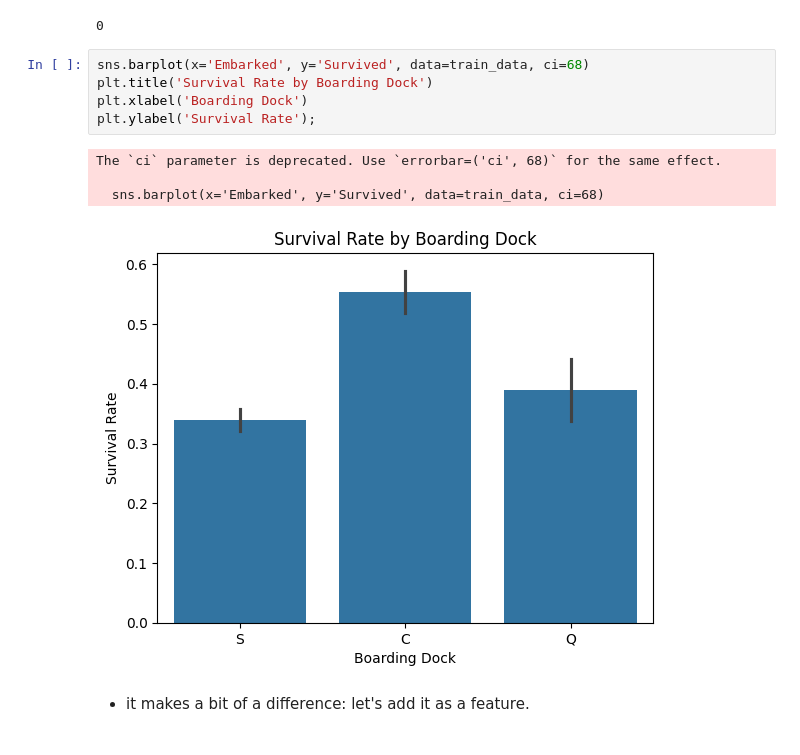
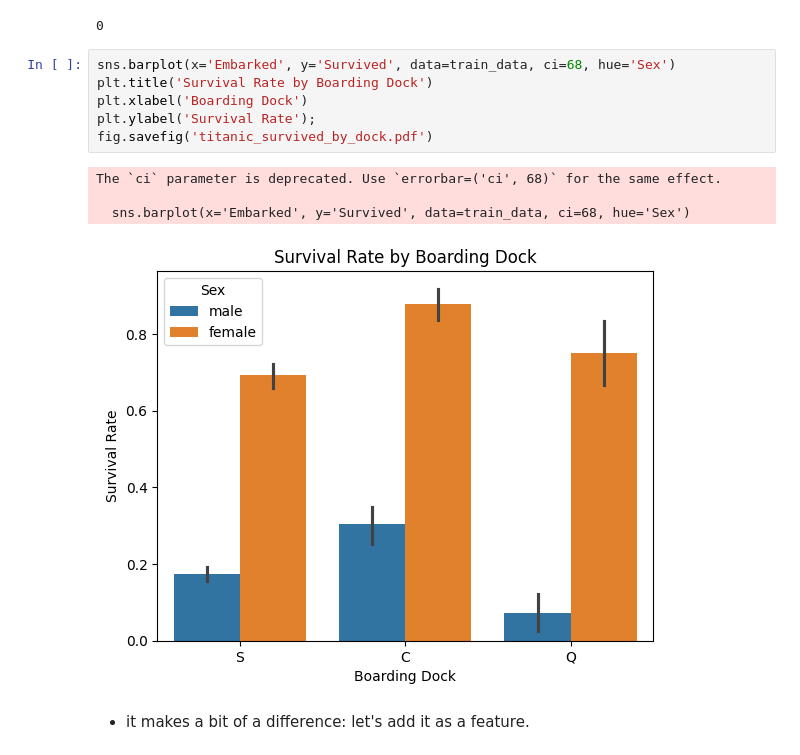
Before and after one commit to omarxz/data_science_projects, a Jupyter notebook: pandas_tensorFlow_scikit-learn/1_titanic/random_forest_approach.ipynb, the cells around one changed output. Drawn from its saved outputs; the diff is of its cells as text.

Commit message:
graphs

```diff
--- a/pandas_tensorFlow_scikit-learn/1_titanic/random_forest_approach.ipynb
+++ b/pandas_tensorFlow_scikit-learn/1_titanic/random_forest_approach.ipynb
@@ -265,15 +269,16 @@ train_data.Embarked.isnull().sum()
 # %% [output]
 0
 # %%
-sns.barplot(x='Embarked', y='Survived', data=train_data, ci=68)
+sns.barplot(x='Embarked', y='Survived', data=train_data, ci=68, hue='Sex')
 plt.title('Survival Rate by Boarding Dock')
 plt.xlabel('Boarding Dock')
 plt.ylabel('Survival Rate');
+fig.savefig('titanic_survived_by_dock.pdf')
 # %% [output]
 The `ci` parameter is deprecated. Use `errorbar=('ci', 68)` for the same effect.
 
-  sns.barplot(x='Embarked', y='Survived', data=train_data, ci=68)
+  sns.barplot(x='Embarked', y='Survived', data=train_data, ci=68, hue='Sex')
-[figure, old version]
+[figure, new version]
 # %% [markdown]
 - it makes a bit of a difference: let's add it as a feature.
 # %% [markdown]
```
Also changed, not shown: parts of 7 cells of this notebook, 6 other files.
